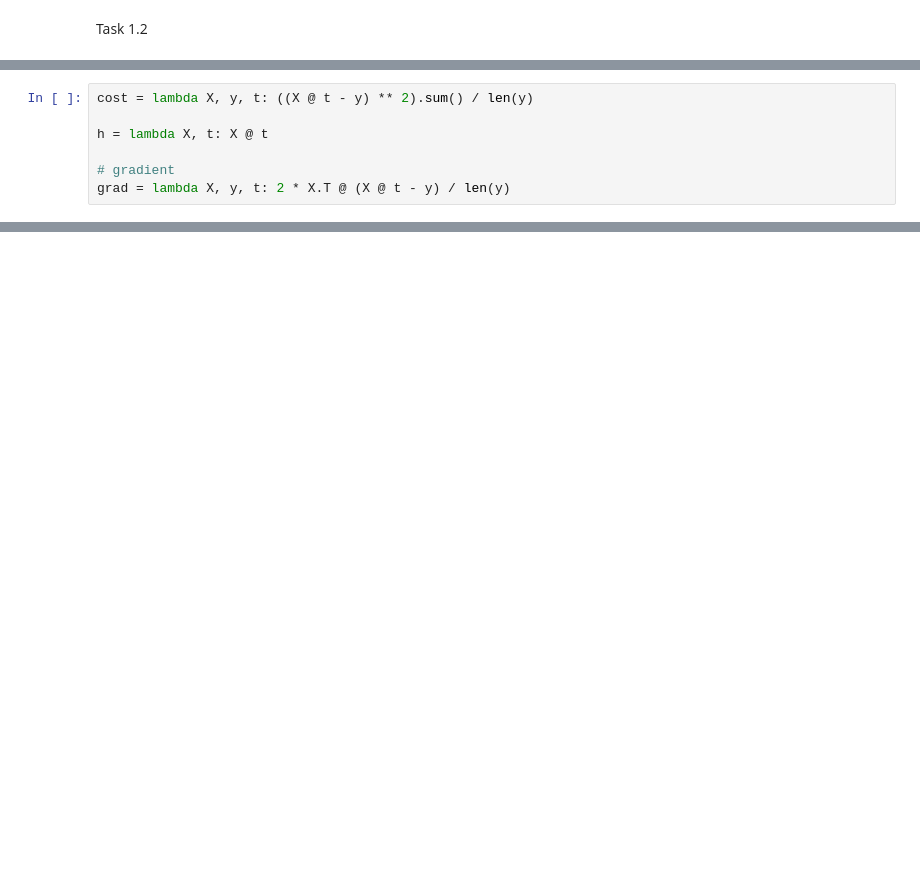
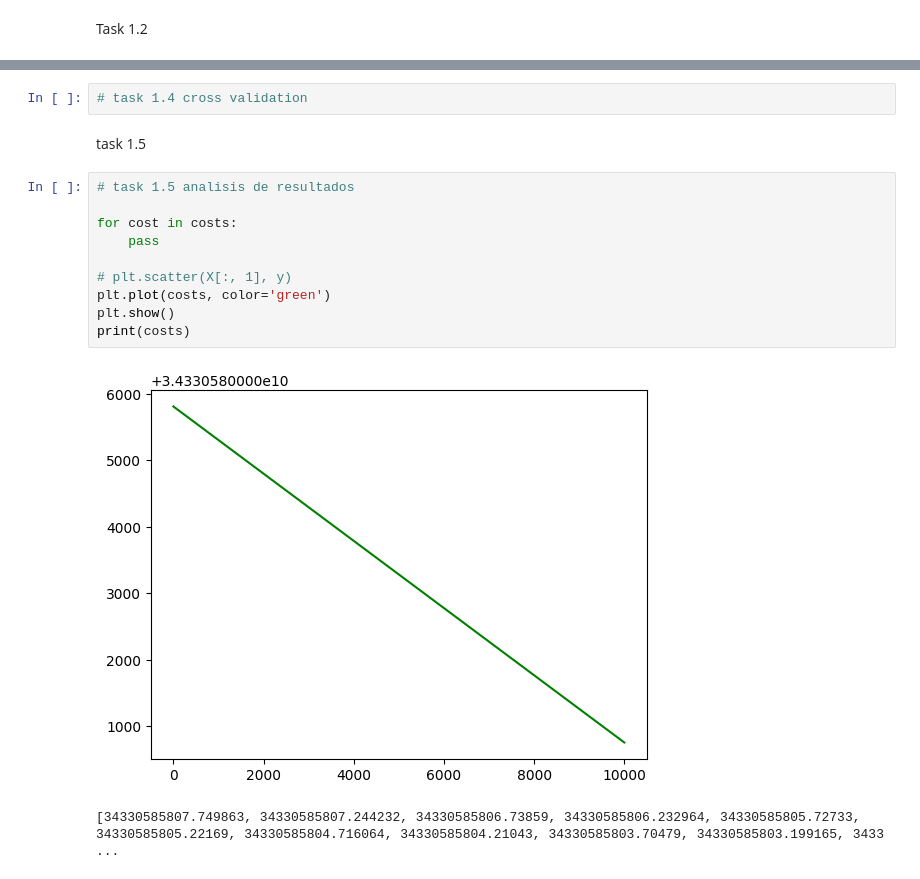
Before and after one commit to robertriosm/lab4-ia, a Jupyter notebook: main.ipynb, the cells around one changed output, grey strips where cells are left out. Drawn from its saved outputs; the diff is of its cells as text; blank space fills up the shorter version.

```diff
--- a/main.ipynb
+++ b/main.ipynb
@@ -73,7 +17,0 @@ solamente para visualizar los datos
-# %%
-cost = lambda X, y, t: ((X @ t - y) ** 2).sum() / len(y)
-
-h = lambda X, t: X @ t
-
-# gradient
-grad = lambda X, y, t: 2 * X.T @ (X @ t - y) / len(y)
@@ -79,0 +63,17 @@ grad = lambda X, y, t: 2 * X.T @ (X @ t - y) / len(y)
+# %%
+# task 1.4 cross validation
+# %% [markdown]
+task 1.5
+# %%
+# task 1.5 analisis de resultados
+
+for cost in costs:
+    pass
+
+# plt.scatter(X[:, 1], y)
+plt.plot(costs, color='green')
+plt.show()
+print(costs)
+# %% [output]
+[figure, added]
+[34330585807.749863, 34330585807.244232, 34330585806.73859, 34330585806.232964, 34330585805.72733, 34330585805.22169, 34330585804.716064, 34330585804.21043, 34330585803.70479, 34330585803.199165, 3433 ...
```
Also changed, not shown: parts of 13 cells of this notebook, 2 other files.
